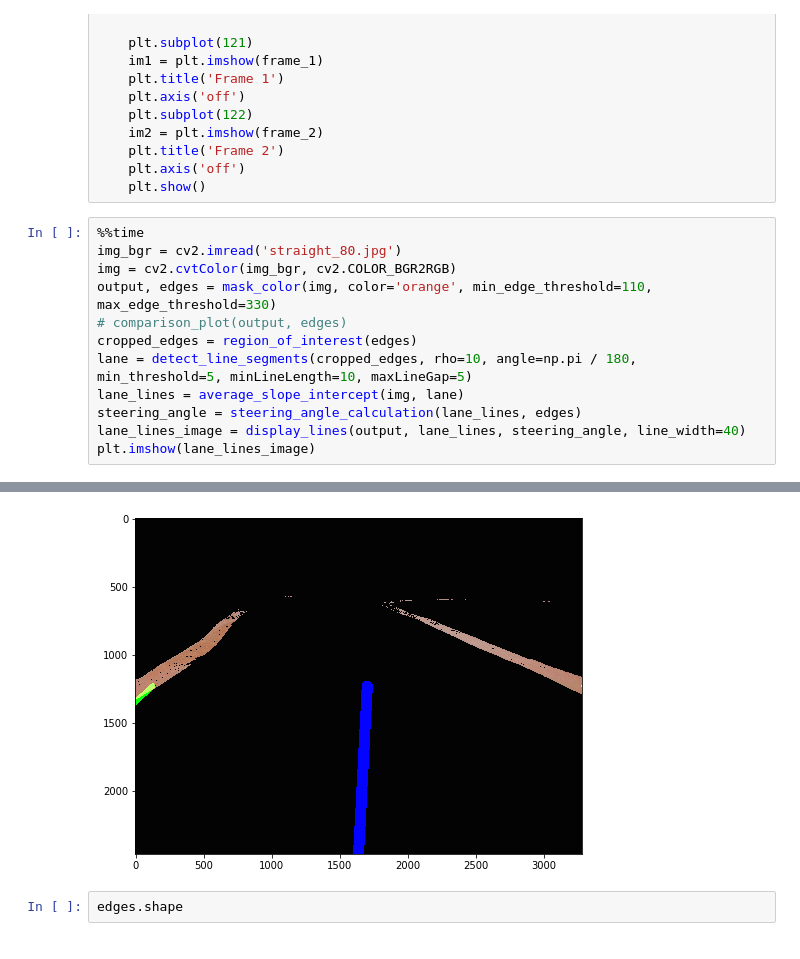
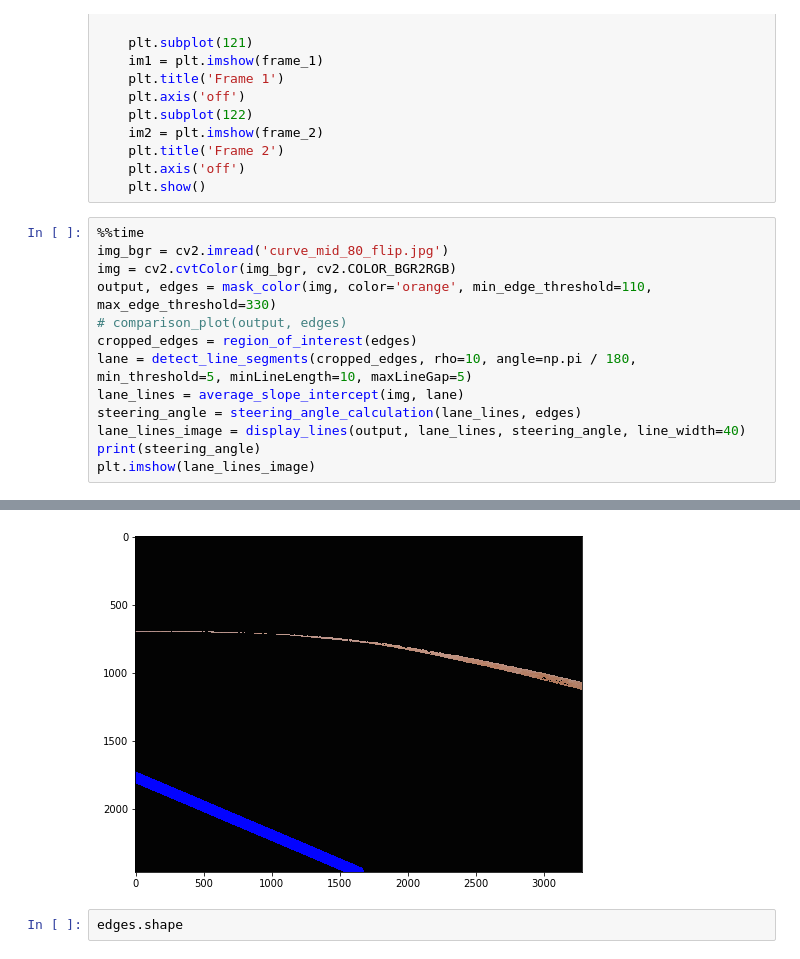
Before and after one commit to Astrotech89/Yetiborg_team, a Jupyter notebook: color_edge_tracker.ipynb, the cells around one changed output, grey strips where cells are left out. Drawn from its saved outputs; the diff is of its cells as text.

```diff
--- a/color_edge_tracker.ipynb
+++ b/color_edge_tracker.ipynb
@@ -237,7 +237,7 @@ def comparison_plot(frame_1, frame_2):
     plt.show()
 # %%
 %%time
-img_bgr = cv2.imread('straight_80.jpg')
+img_bgr = cv2.imread('curve_mid_80_flip.jpg')
 img = cv2.cvtColor(img_bgr, cv2.COLOR_BGR2RGB)
 output, edges = mask_color(img, color='orange', min_edge_threshold=110, max_edge_threshold=330)
 # comparison_plot(output, edges)
@@ -246,5 +246,6 @@ lane = detect_line_segments(cropped_edges, rho=10, angle=np.pi / 180, min_thresh
 lane_lines = average_slope_intercept(img, lane)
 steering_angle = steering_angle_calculation(lane_lines, edges)
 lane_lines_image = display_lines(output, lane_lines, steering_angle, line_width=40)
+print(steering_angle)
 plt.imshow(lane_lines_image)
 # %% [output]
@@ -252,4 +254,4 @@ Wall time: 713 ms
-[figure, old version]
+[figure, new version]
 # %%
 edges.shape
 # %% [output]
```
Also changed, not shown: parts of 1 cell of this notebook, 2 other files.
